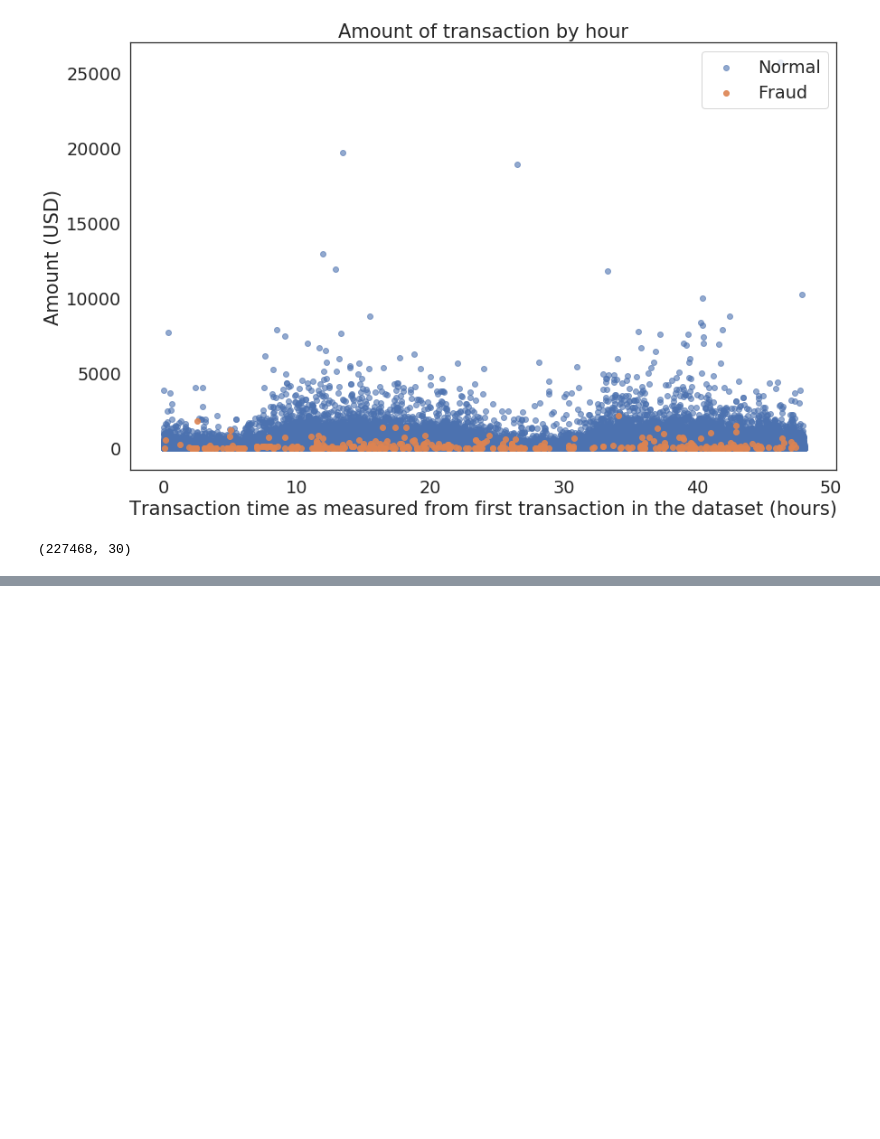
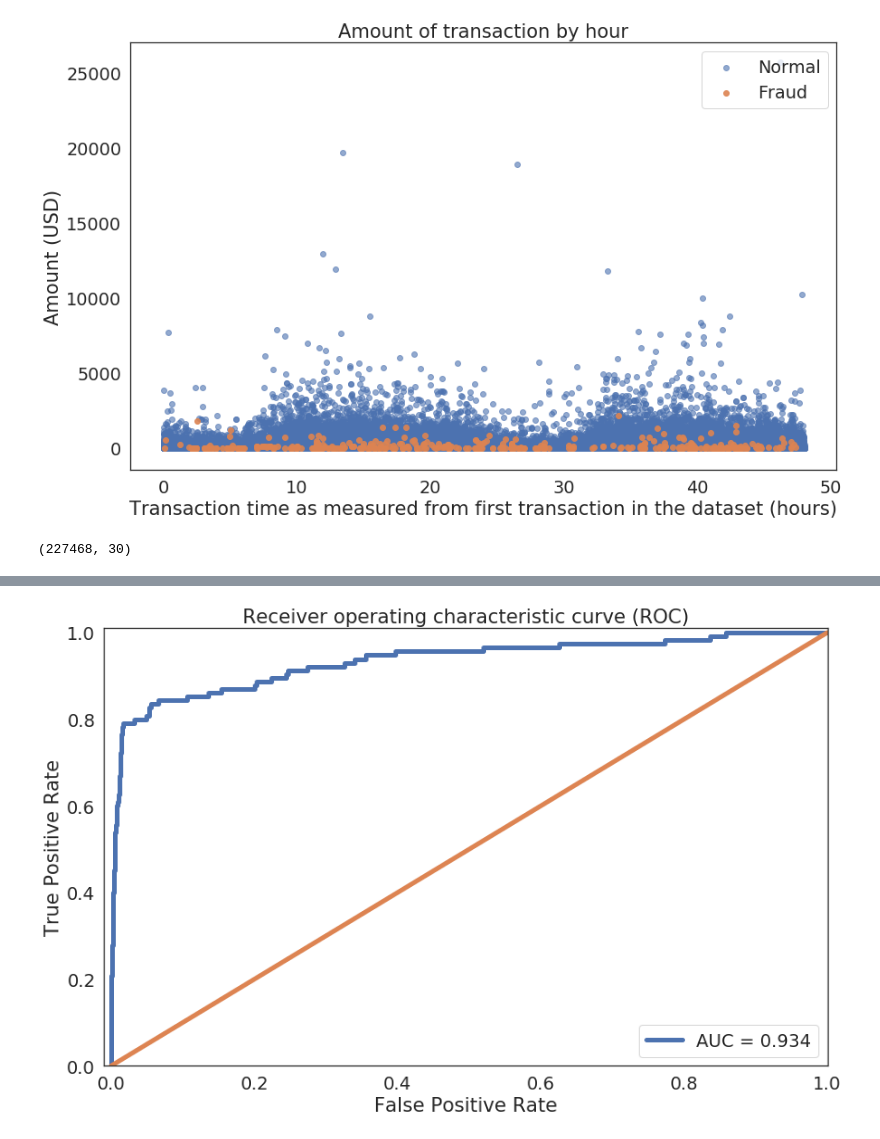
Before and after one commit to paulxiong/FraudDetectionUsingAutoEncoder, a Jupyter notebook: FraudDetection.ipynb, the cells around one changed output, grey strips where cells are left out. Saved outputs shown, nothing was run; the diff lists cells and outputs as text; code cells hidden in the pictures; blank space fills up the shorter version.

```diff
--- a/FraudDetection.ipynb
+++ b/FraudDetection.ipynb
@@ -172,0 +232,2 @@ train_x.shape
+# %%
+autoencoder = load_model('autoencoder_fraud.h5')
@@ -172,0 +245,6 @@ train_x.shape
+# %%
+test_x_predictions = autoencoder.predict(test_x)
+mse = np.mean(np.power(test_x - test_x_predictions, 2), axis=1)
+error_df = pd.DataFrame({'Reconstruction_error': mse,
+                        'True_class': test_y})
+error_df.describe()
@@ -172,0 +261,16 @@ train_x.shape
+# %%
+false_pos_rate, true_pos_rate, thresholds = roc_curve(error_df.True_class, error_df.Reconstruction_error)
+roc_auc = auc(false_pos_rate, true_pos_rate,)
+
+plt.plot(false_pos_rate, true_pos_rate, linewidth=5, label='AUC = %0.3f'% roc_auc)
+plt.plot([0,1],[0,1], linewidth=5)
+
+plt.xlim([-0.01, 1])
+plt.ylim([0, 1.01])
+plt.legend(loc='lower right')
+plt.title('Receiver operating characteristic curve (ROC)')
+plt.ylabel('True Positive Rate')
+plt.xlabel('False Positive Rate')
+plt.show()
+# %% [output]
+[figure, added]
```
Also changed, not shown: parts of 13 cells of this notebook.
